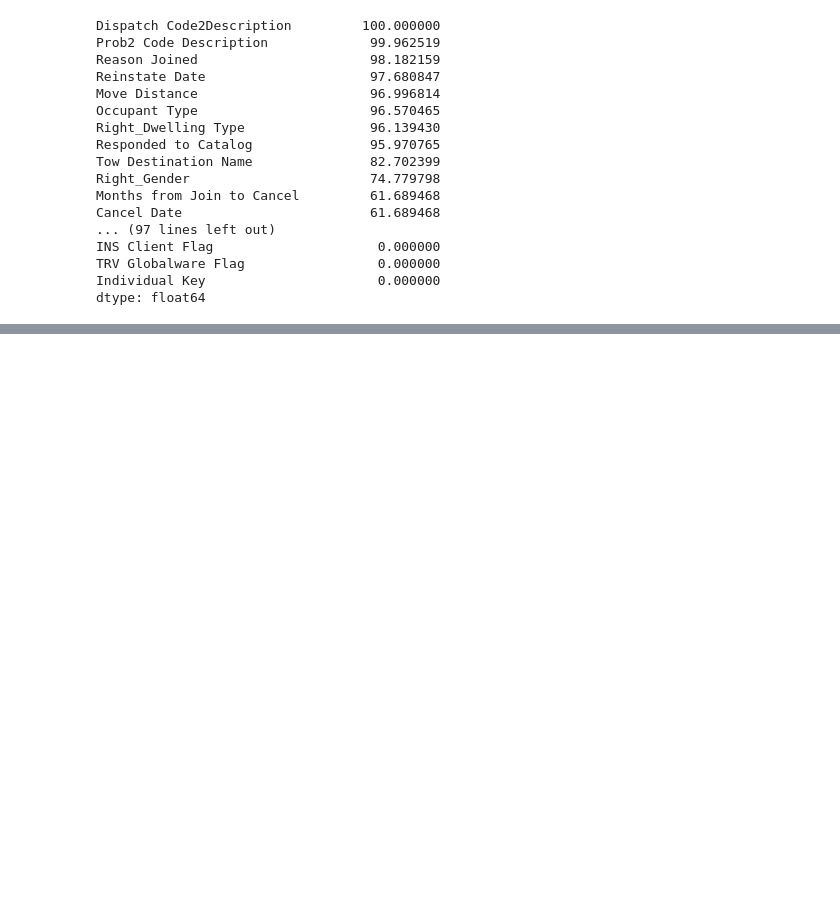
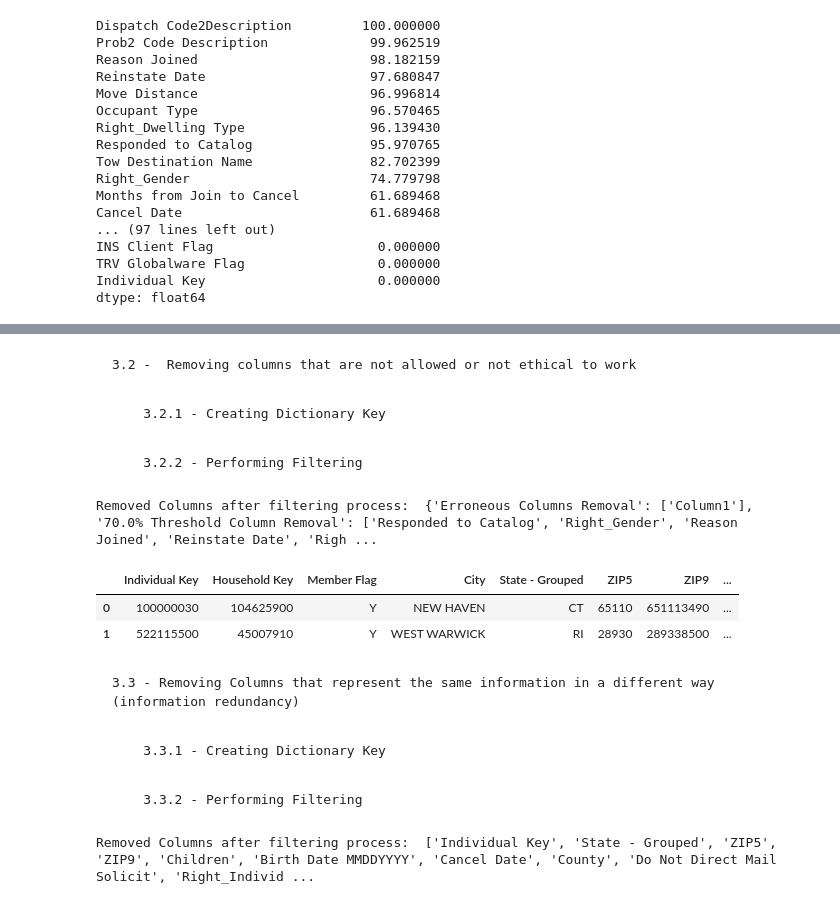
Before and after one commit to mllogeo/MLPGD_Capstone_Project, a Jupyter notebook: scripts/main.ipynb, the cells around one changed output, grey strips where cells are left out. Saved outputs shown, nothing was run; the diff lists cells and outputs as text; code cells hidden in the pictures; blank space fills up the shorter version.

```diff
--- a/scripts/main.ipynb
+++ b/scripts/main.ipynb
@@ -140,0 +171,28 @@ Removed Columns due selected treshold:  ['Responded to Catalog', 'Right_Gender',
+# %% [markdown]
+    3.2 -  Removing columns that are not allowed or not ethical to work
+# %% [markdown]
+        3.2.1 - Creating Dictionary Key
+# %%
+key3 = 'Unethical Columns'
+
+removed_columns[key3] = ['Race', 'Language'] # is gender an unethical information for market segmentation?
+# %% [markdown]
+        3.2.2 - Performing Filtering
+# %%
+for c in tqdm_notebook(removed_columns[key3], desc='Process Progress'):
+
+    removed_null_data.drop(columns=c, inplace=True)
+
+print('Removed Columns after filtering process: ', removed_columns[key3])
+# %% [output]
+Removed Columns after filtering process:  {'Erroneous Columns Removal': ['Column1'], '70.0% Threshold Column Removal': ['Responded to Catalog', 'Right_Gender', 'Reason Joined', 'Reinstate Date', 'Righ ...
+# %%
+removed_null_data.head(n=2)
+# %% [output]
+|  | Individual Key | Household Key | Member Flag | City | State - Grouped | ZIP5 | ZIP9 | ... |
+| 0 | 100000030 | 104625900 | Y | NEW HAVEN | CT | 65110 | 651113490 | ... |
+| 1 | 522115500 | 45007910 | Y | WEST WARWICK | RI | 28930 | 289338500 | ... |
+# %% [markdown]
+    3.3 - Removing Columns that represent the same information in a different way (information redundancy)
+# %% [markdown]
+        3.3.1 - Creating Dictionary Key
@@ -140,0 +203,12 @@ Removed Columns due selected treshold:  ['Responded to Catalog', 'Right_Gender',
+# %% [markdown]
+        3.3.2 - Performing Filtering
+# %%
+for c in tqdm_notebook(removed_columns[key4], desc='Process Progress'):
+
+    if c in removed_null_data.columns: # since we have choosen a lot of columns, we have to ensure that all of them are still in the current dataset status
+
+        removed_null_data.drop(columns=c, inplace=True)
+
+print('Removed Columns after filtering process: ', removed_columns[key4])
+# %% [output]
+Removed Columns after filtering process:  ['Individual Key', 'State - Grouped', 'ZIP5', 'ZIP9', 'Children', 'Birth Date MMDDYYYY', 'Cancel Date', 'County', 'Do Not Direct Mail Solicit', 'Right_Individ ...
```
Also changed, not shown: parts of 47 cells of this notebook.
